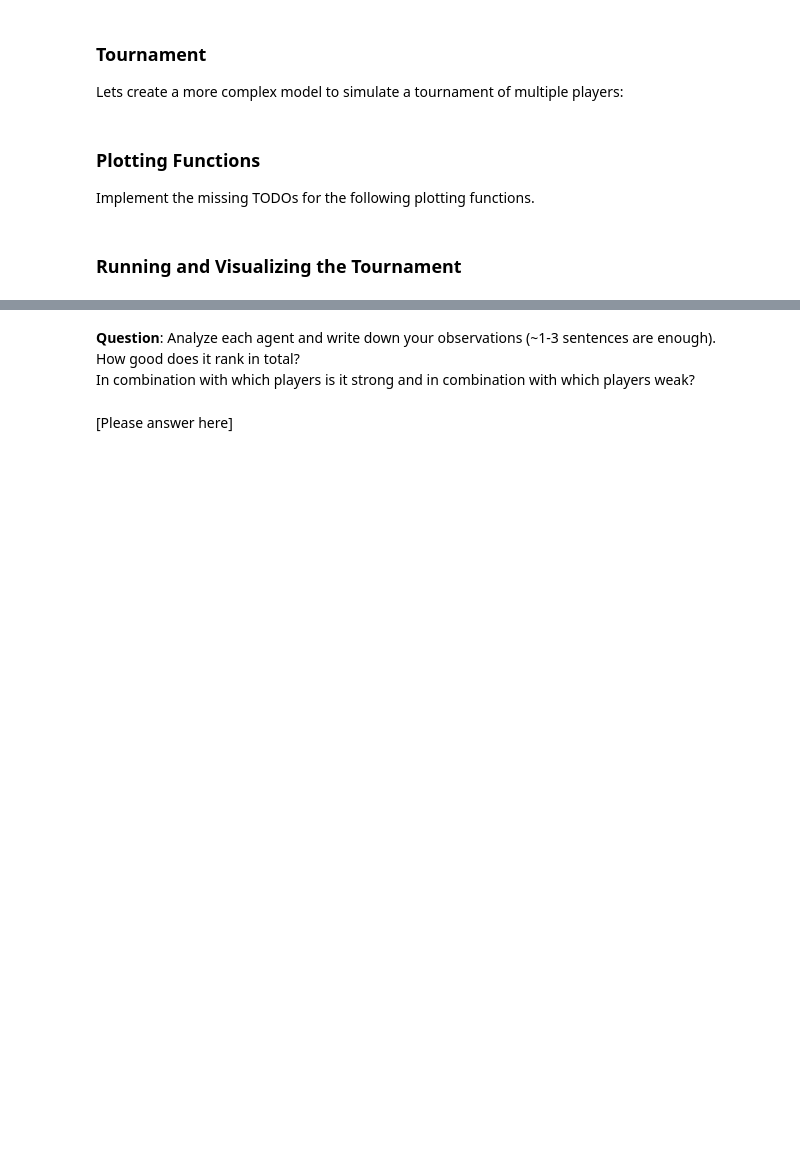
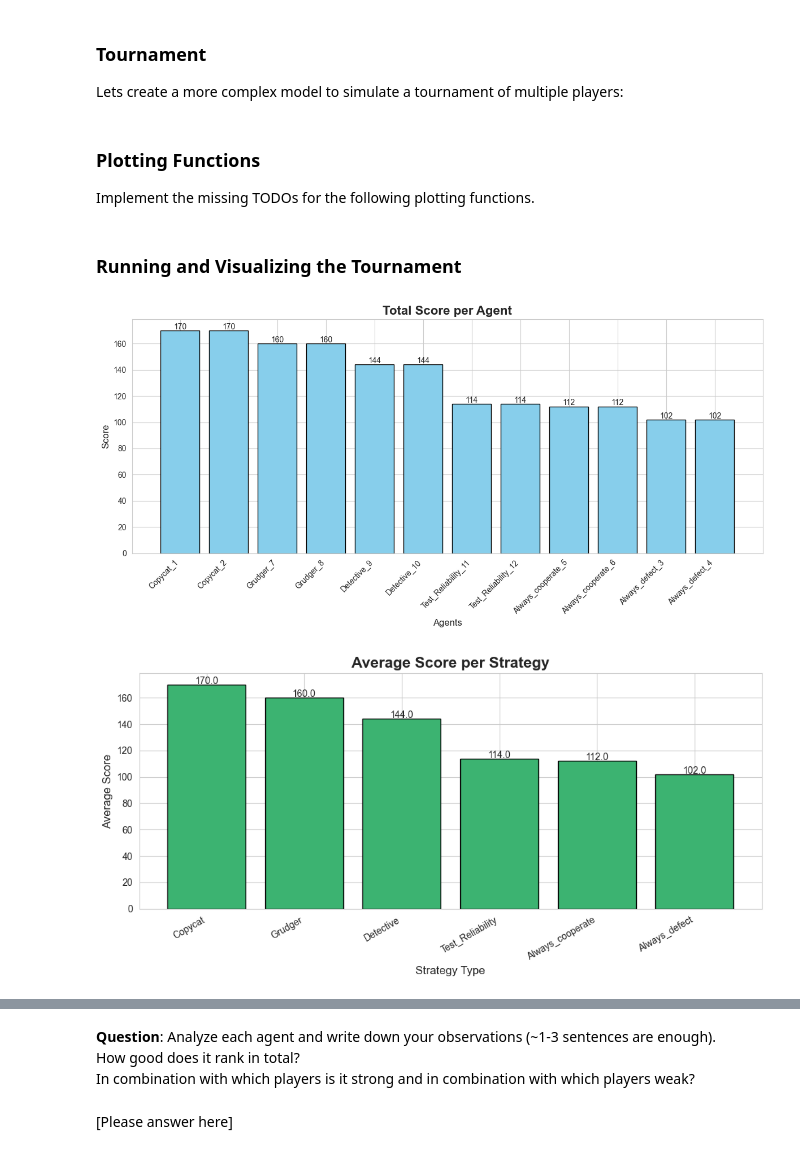
Before and after one commit to DevJunayedKabirFahim/cmss-todo-summer-2026, a Jupyter notebook: assignments/Assignment1.ipynb, the cells around one changed output, grey strips where cells are left out. Saved outputs shown, nothing was run; the diff lists cells and outputs as text; code cells hidden in the pictures; blank space fills up the shorter version.

```diff
--- a/assignments/Assignment1.ipynb
+++ b/assignments/Assignment1.ipynb
@@ -12,6 +32,9 @@ import matplotlib.pyplot as plt
 import seaborn as sns
 import random
 import itertools
+
+
+sns.set_style("whitegrid")
 # %% [markdown]
 Your goal in this homework is to do some simulations about Prisoner's Dilemma. Please visit https://ncase.me/trust/ and go through the simulatios to learn about it.
 
@@ -443,22 +675,26 @@ def plot_heatmap_average(data: pd.DataFrame):
 # %%
 # Config determining what and how many agents with the corresponding strategy are created
 agent_config: dict[str, int] = {
     "Copycat": 2,
     "Always_defect": 2,
     "Always_cooperate": 2,
     "Grudger": 2,
-    "Detective": 2
+    "Detective": 2,
+    "Test_Reliability": 2
 }
 
 # Running the model and plotting the relevant information
 ROUNDS = 10
 model = TournamentModel(agent_config=agent_config, n_rounds=ROUNDS)
 model.run_model()
 
 data = model.datacollector.get_model_vars_dataframe()
 
 plot_total_score_per_agent(data)
 plot_average_score_per_agent_type(data)
 plot_heatmap_average(data)
 
 #OPTIONAL - try different model parameters and/or visualizations
+# %% [output]
+[figure, added]
+[figure, added]
```
Also changed, not shown: parts of 6 cells of this notebook.
